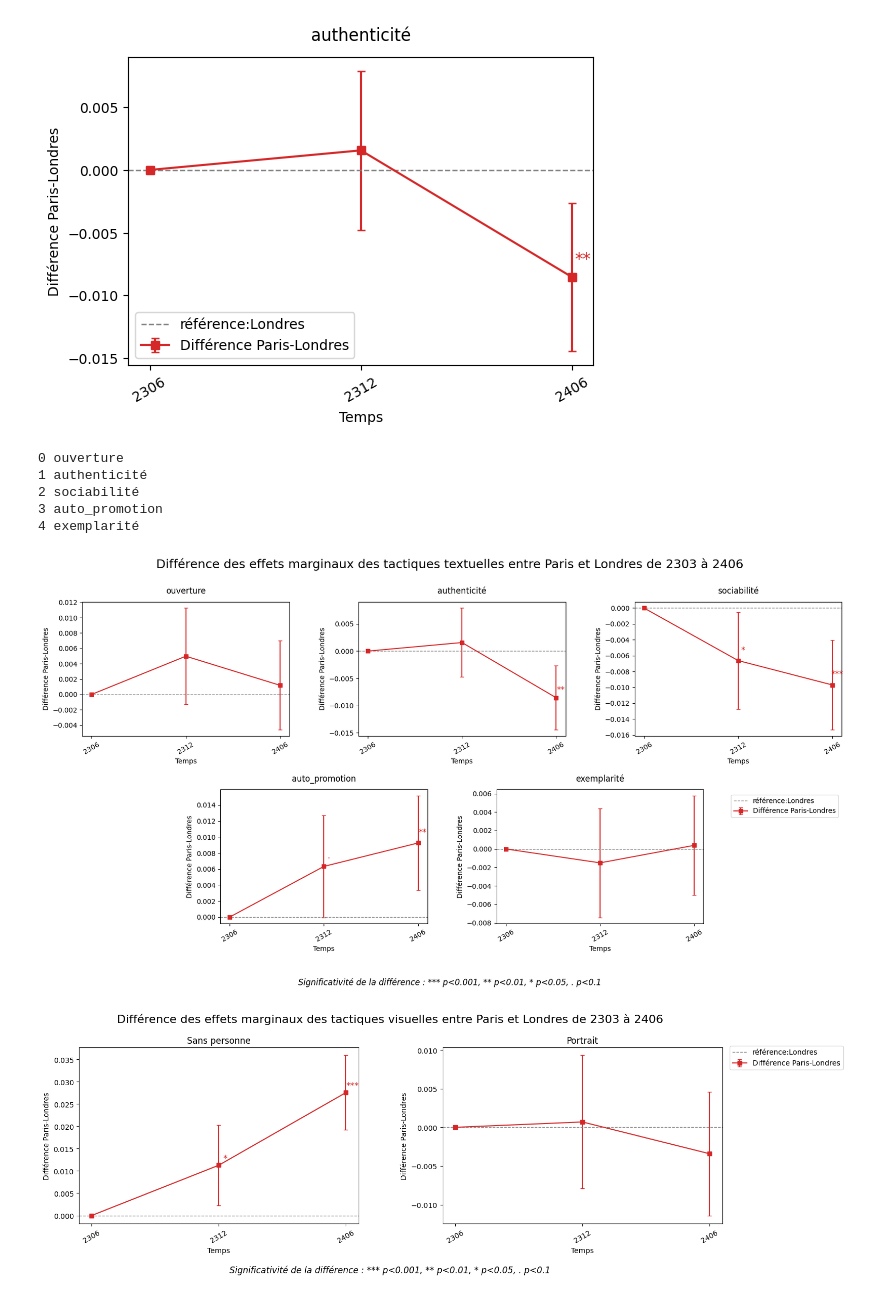
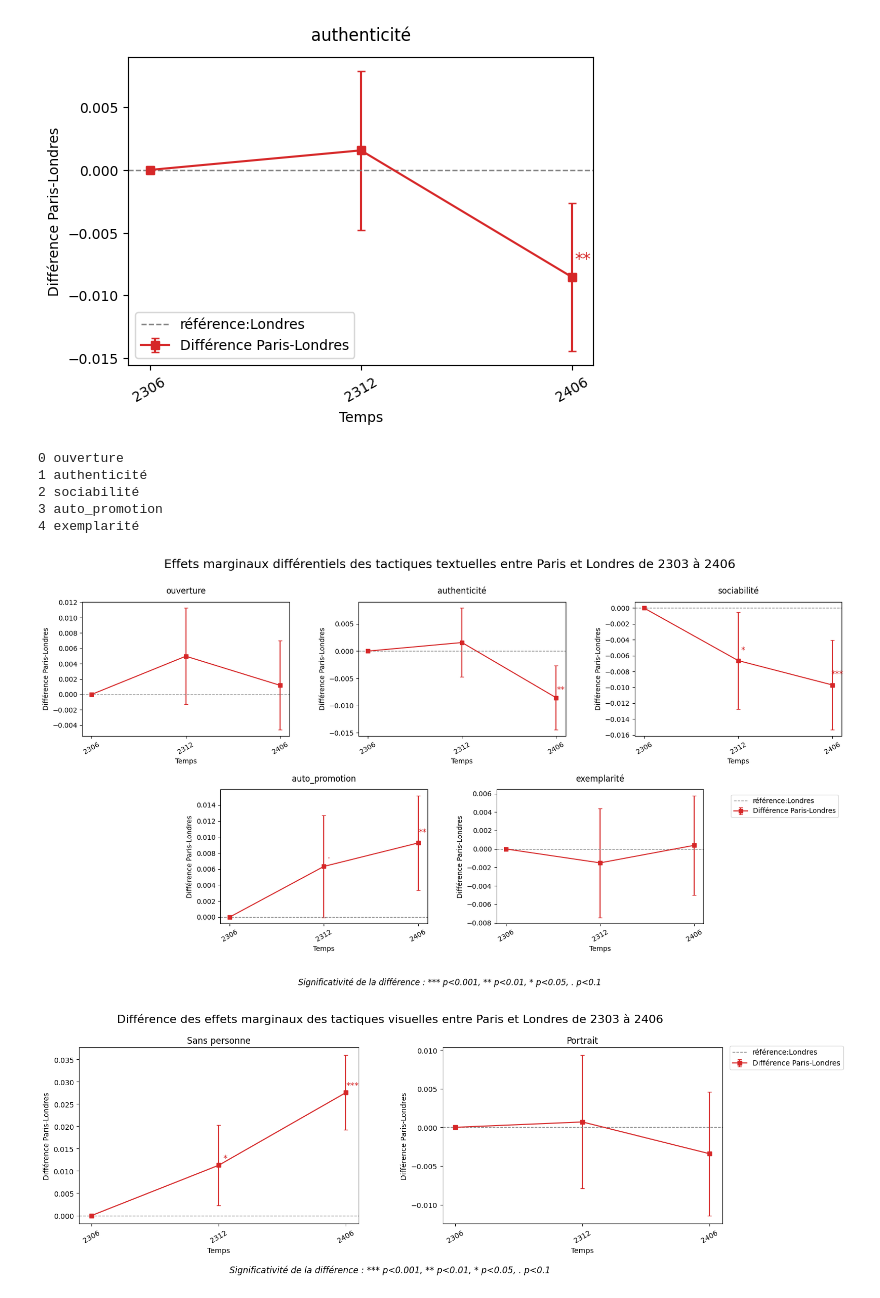
Before and after one commit to yeliu-dh/SelfPresentation_Multimodal_airbnb, a Jupyter notebook: D_stat/test_mod2324-2.ipynb, the cells around one changed output. Saved outputs shown, nothing was run; the diff lists cells and outputs as text; code cells hidden in the pictures.

```diff
--- a/D_stat/test_mod2324-2.ipynb
+++ b/D_stat/test_mod2324-2.ipynb
@@ -1911,7 +1911,7 @@ for i, var in enumerate(tactics_bio):
     plot_one_did_interaction(df_plot=df_plot_did, var=var, axes=axes, i=i)
 
 fig.suptitle(
-        "Effet différentiel des effets marginaux des tactiques textuelles entre Paris et Londres de 2303 à 2406",
+        "Effets marginaux différentiels des tactiques textuelles entre Paris et Londres de 2303 à 2406",
         fontsize=18,
         y=0.98 #大标题到子图的距离, 越大越远
     )
@@ -1925,34 +1925,34 @@ fig.legend(
     loc="upper right",
     bbox_to_anchor=(0.9,0.45) # legend (x, y)，x>1则在图外, y=0在底线
 )
 
 plt.figtext(
     0.5, 0.01,
     "Significativité de la différence : *** p<0.001, ** p<0.01, * p<0.05, . p<0.1",
     ha="center",
     fontsize=12,
     style="italic"
 )
 
 plt.tight_layout(rect=[0, 0.1, 1,1])
 plt.subplots_adjust(bottom=0.15)#控制子图到底的距离，给text留出空间
 plt.show()
 
 
 
 # --------------------------------------------
 # 单纯交互项的可视化：在in_paris:C(time):tactic的变化
 #这里是Olympics 对 Paris 的“策略效果变化”的净影响
 
 # coef["in_paris:C(time)[T.2406]:tactic"]>0 jo增强效果，反之减弱
 ## ouv 无显著，authen，socio，效果减弱，auto效果增强，exem无显著
 # %% [output]
 0 ouverture
 1 authenticité
 2 sociabilité
 3 auto_promotion
 4 exemplarité
-[figure, old version]
+[figure, new version]
 # %%
 import matplotlib.gridspec as gridspec
 importlib.reload(modeling_did)
```
Also changed, not shown: parts of 1 cell of this notebook, 4 other files.
